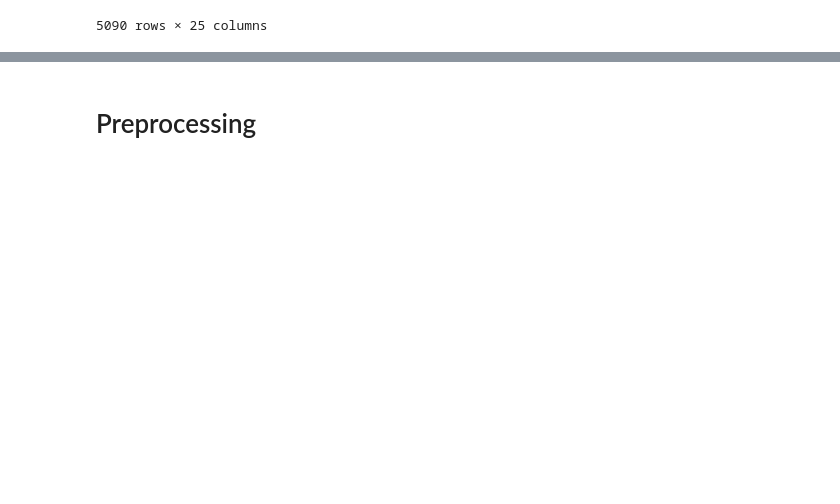
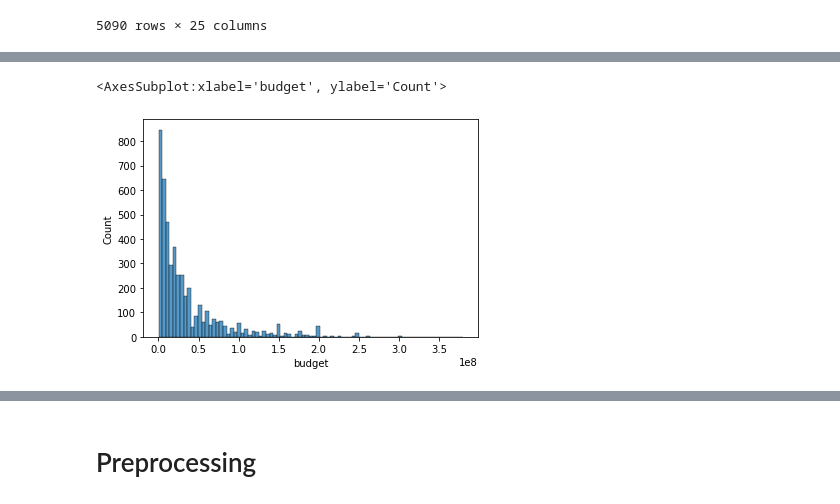
Before and after one commit to coding-dojo-data-science/data-enrichment-linear-regression-with-movies, a Jupyter notebook: Class-Pt1-Linear-Regression-with-Movies.ipynb, the cells around one changed output, grey strips where cells are left out. Cells and saved outputs as stored; diff of their text form; code cells hidden in the pictures; blank space fills up the shorter version.

```diff
--- a/Class-Pt1-Linear-Regression-with-Movies.ipynb
+++ b/Class-Pt1-Linear-Regression-with-Movies.ipynb
@@ -320,0 +331,3 @@ df.sort_values('revenue', ascending=False)
+# %%
+plot_df = df.loc[ (df['budget']>=100_000) & (df['revenue']>=100_000)]
+plot_df# = df.loc[ df['budget']>100_000]
@@ -320,0 +360,5 @@ df.sort_values('revenue', ascending=False)
+# %%
+sns.histplot(data=plot_df, x='budget')
+# %% [output]
+<AxesSubplot:xlabel='budget', ylabel='Count'>
+[figure, added]
```
Also changed, not shown: parts of 43 cells of this notebook.
